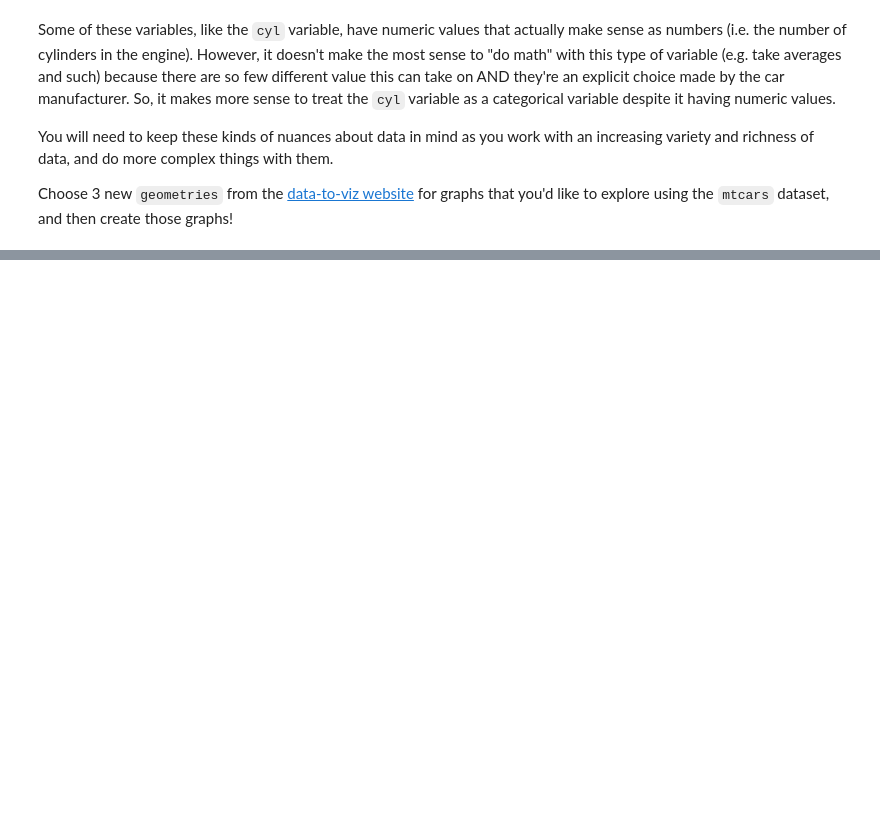
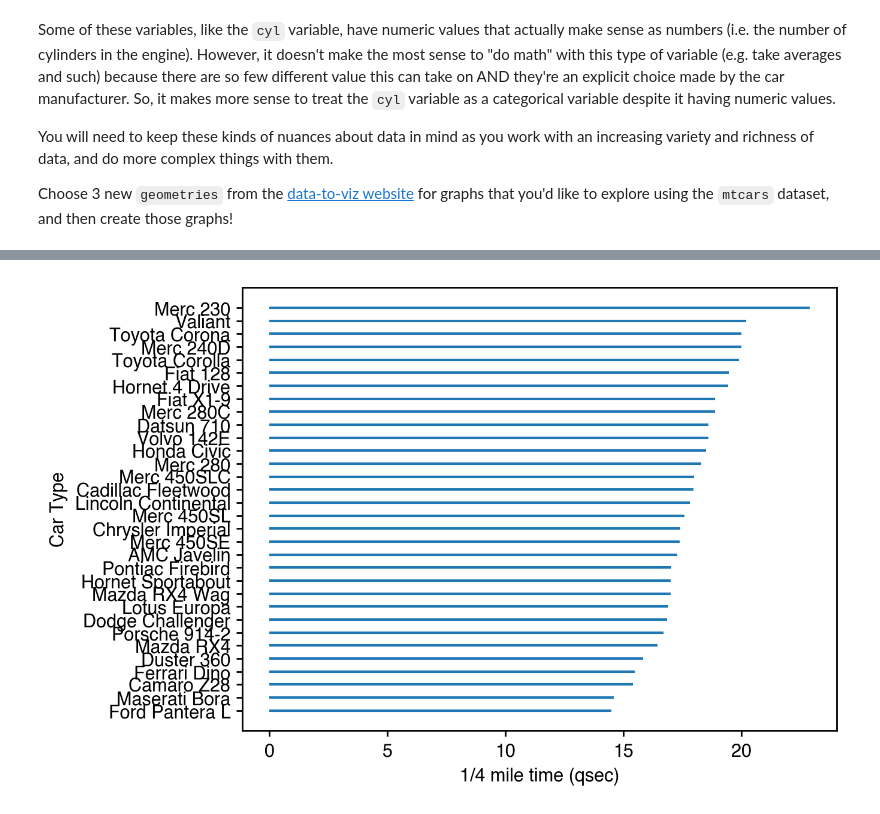
Before and after one commit to jackmuoio1/Jack---Machine-Learning, a Jupyter notebook: Introduction_to_Data_Viz_Using_mtcars_Dataset.ipynb, the cells around one changed output, grey strips where cells are left out. Saved outputs shown, nothing was run; the diff lists cells and outputs as text; code cells hidden in the pictures; blank space fills up the shorter version.

```diff
--- a/Introduction_to_Data_Viz_Using_mtcars_Dataset.ipynb
+++ b/Introduction_to_Data_Viz_Using_mtcars_Dataset.ipynb
@@ -65,0 +116,10 @@ Choose 3 new `geometries` from the [data-to-viz website](https://www.data-to-viz
+# %%
+# Create plot with second new geometry here
+import matplotlib.pyplot as plt
+ordered_df = df.sort_values(by = "qsec")
+plt.hlines(y = ordered_df.index, xmin = 0, xmax = ordered_df["qsec"])
+plt.xlabel("1/4 mile time (qsec)")
+plt.ylabel("Car Type")
+plt.show()
+# %% [output]
+[figure, added]
```
Also changed, not shown: parts of 14 cells of this notebook, 1 other file.
